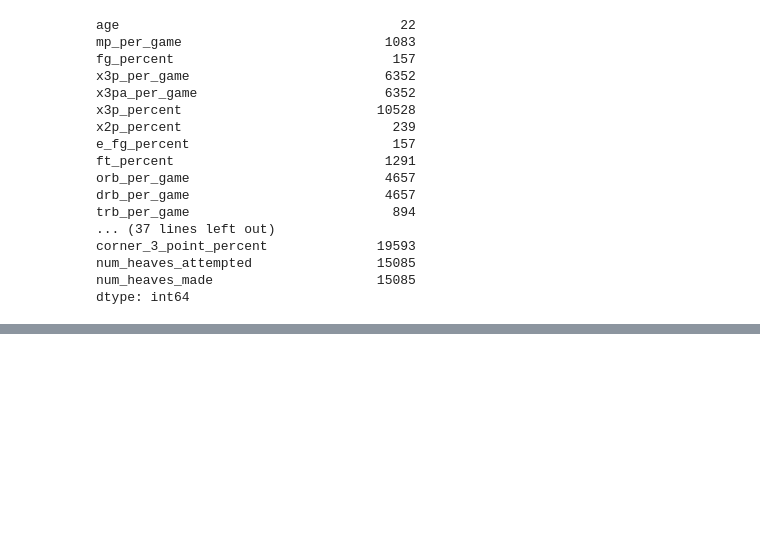
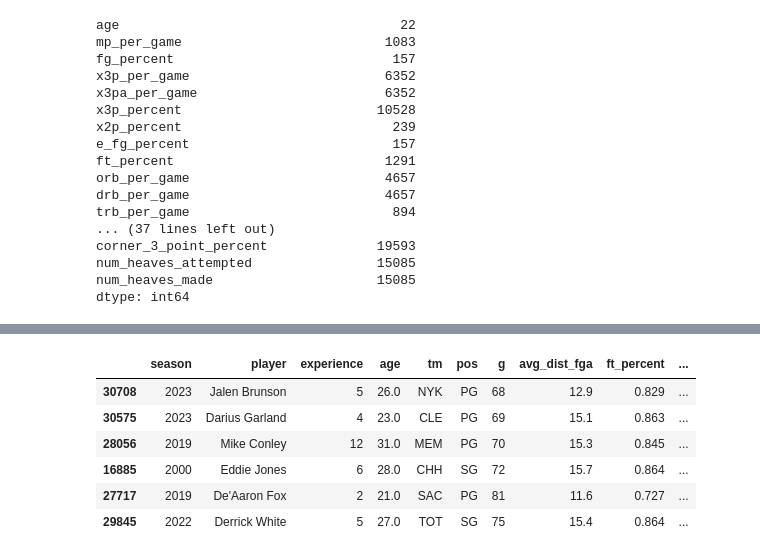
Before and after one commit to vtrackstar/Google-DA-Projects, a Jupyter notebook: most-statistically-similar-nba-seasons.ipynb, the cells around one changed output, grey strips where cells are left out. Cells and saved outputs as stored; diff of their text form; code cells hidden in the pictures; blank space fills up the shorter version.

```diff
--- a/most-statistically-similar-nba-seasons.ipynb
+++ b/most-statistically-similar-nba-seasons.ipynb
@@ -231,0 +239,22 @@ best_shai_f.head(6)
+# %%
+# Choose a specific row (e.g., the player to compare)
+chosen_row_index1 = 30708  # Adjust as needed
+chosen_row1 = player_stats_scaled[chosen_row_index1].reshape(1, -1)
+
+# Calculate pairwise distances from the chosen row to all others
+distances1 = pairwise_distances(player_stats_scaled, chosen_row1, metric='euclidean').flatten()
+
+brun_comp = merged_player.copy()
+brun_comp['similarity_score'] = distances1
+brun_sorted = brun_comp.sort_values(by='similarity_score')
+best_brun = brun_sorted.drop_duplicates(subset='player', keep='first')
+best_brun_f = best_brun[short]
+best_brun_f.head(6)
+# %% [output]
+|  | season | player | experience | age | tm | pos | g | avg_dist_fga | ft_percent | ... |
+| 30708 | 2023 | Jalen Brunson | 5 | 26.0 | NYK | PG | 68 | 12.9 | 0.829 | ... |
+| 30575 | 2023 | Darius Garland | 4 | 23.0 | CLE | PG | 69 | 15.1 | 0.863 | ... |
+| 28056 | 2019 | Mike Conley | 12 | 31.0 | MEM | PG | 70 | 15.3 | 0.845 | ... |
+| 16885 | 2000 | Eddie Jones | 6 | 28.0 | CHH | SG | 72 | 15.7 | 0.864 | ... |
+| 27717 | 2019 | De'Aaron Fox | 2 | 21.0 | SAC | PG | 81 | 11.6 | 0.727 | ... |
+| 29845 | 2022 | Derrick White | 5 | 27.0 | TOT | SG | 75 | 15.4 | 0.864 | ... |
```
Also changed, not shown: parts of 5 cells of this notebook.
